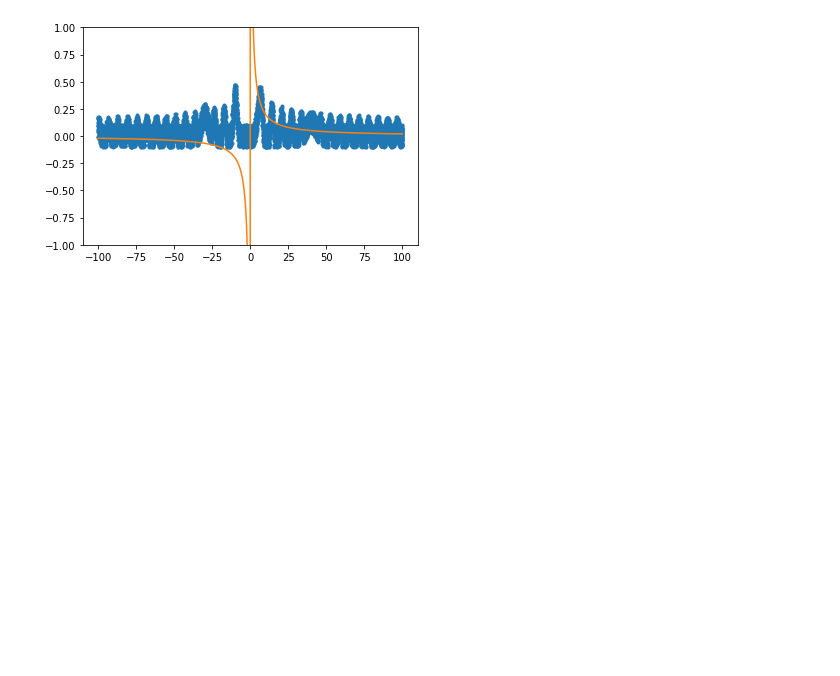
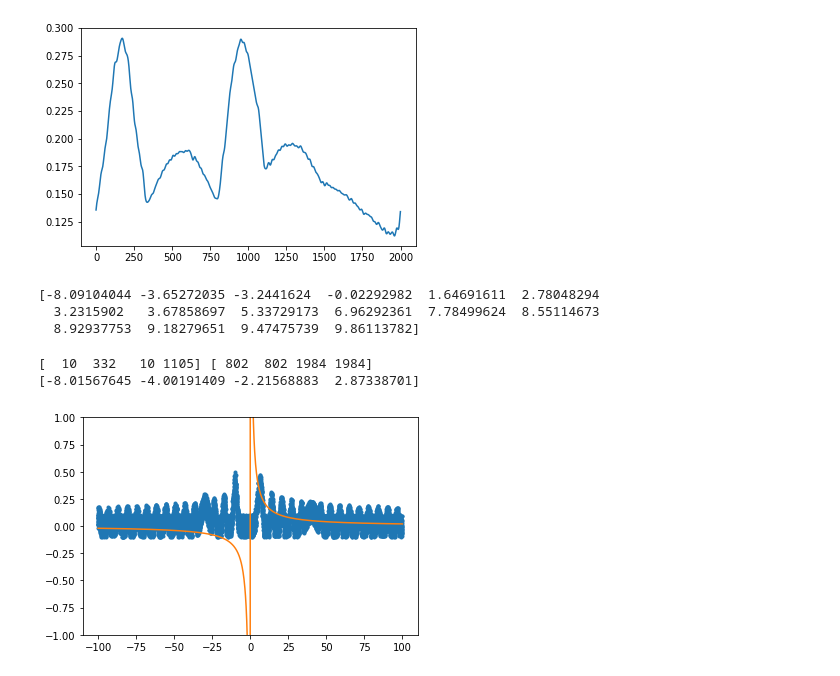
Before and after one commit to psmd-iberutaru/Akamai-Internship, a Jupyter notebook: Codebase/gaussian_fitting.ipynb, the cells around one changed output. Drawn from its saved outputs; the diff is of its cells as text; code cells hidden in the pictures; blank space fills up the shorter version.

```diff
--- a/Codebase/gaussian_fitting.ipynb
+++ b/Codebase/gaussian_fitting.ipynb
@@ -158,21 +164,29 @@ plt.show()
 # %%
 fourier = np.fft.fft(y_points)
 #plt.plot(np.abs(fourier))
-print(np.abs(fourier[1:-1000]))
+#print(np.abs(fourier[1:-1000]))
 fourier[100:] = 0
 rev_fourier = np.fft.ifft(fourier)
 
 plt.plot(np.abs(rev_fourier))
 plt.show()
 
-peak_index = np.array(sp_sig.find_peaks(np.abs(rev_fourier),prominence=0.1)[0],dtype=int)
+peak_index = np.array(sp_sig.find_peaks(np.abs(rev_fourier),prominence=0.001)[0],dtype=int)
 print(x_points[peak_index])
+# %% [output]
+[figure, added]
+[-8.09104044 -3.65272035 -3.2441624  -0.02292982  1.64691611  2.78048294
+  3.2315902   3.67858697  5.33729173  6.96292361  7.78499624  8.55114673
+  8.92937753  9.18279651  9.47475739  9.86113782]
 # %%
-data = gaussfit.fit_multigaussian(x_points,y_points,fft_keep=0.001)
+data = gaussfit.fit_multigaussian(x_points,y_points,prominence=0.05,window_len_ratio=0.001,sg_polyorder=0)
 centers = data[0]
 std_devs = data[1]
 heights = data[2]
-print(std_devs)
+print(centers)
+# %% [output]
+[  10  332   10 1105] [ 802  802 1984 1984]
+[-8.01567645 -4.00191409 -2.21568883  2.87338701]
 # %%
 plt.plot(x_points,gaussfit.gaussian_function(x_points,centers[0],std_devs[0],heights[0]))
 plt.plot(x_points,gaussfit.gaussian_function(x_points,centers[1],std_devs[1],heights[1]))
```
Also changed, not shown: parts of 6 cells of this notebook, 5 other files.
